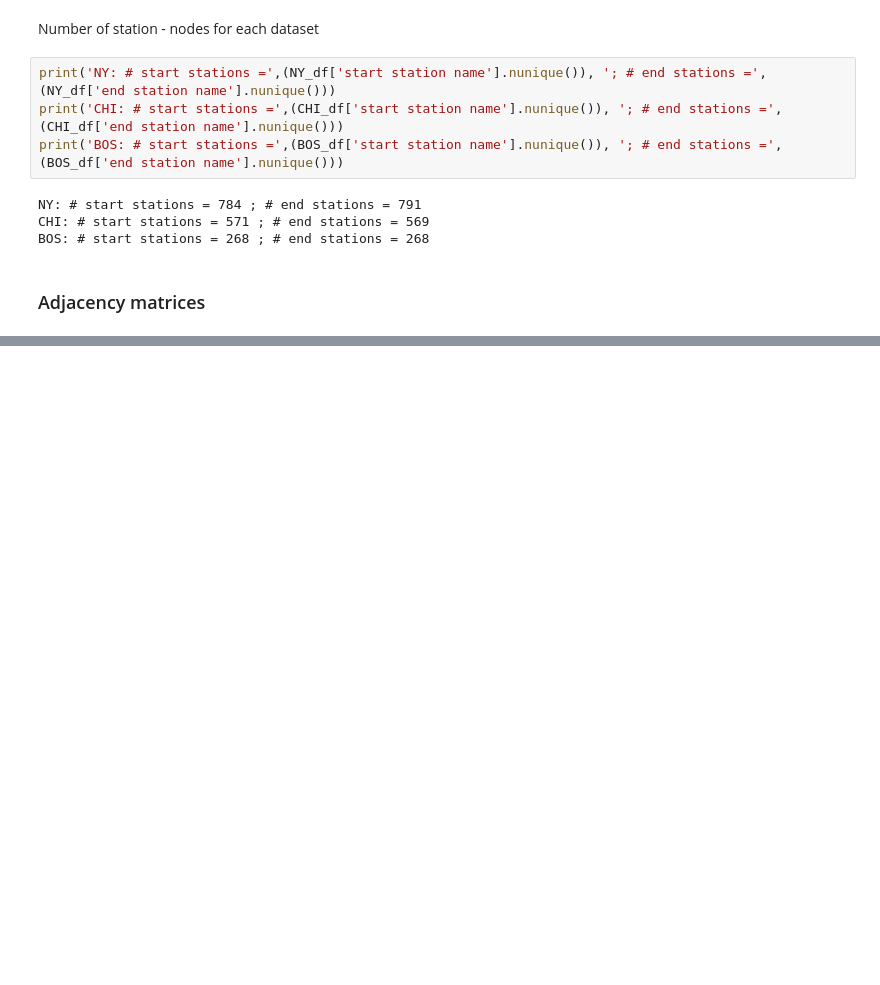
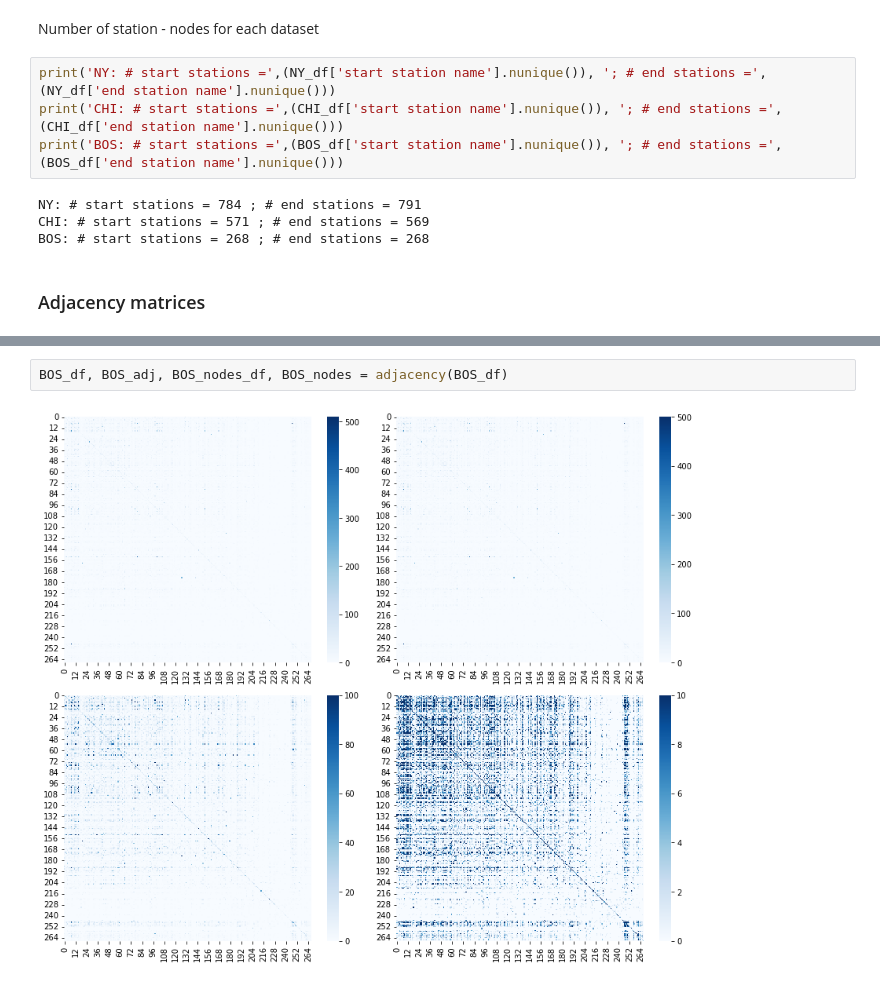
Before and after one commit to tommilotta/Bike-sharing-Analysis, a Jupyter notebook: Network_Analysis.ipynb, the cells around one changed output, grey strips where cells are left out. Drawn from its saved outputs; the diff is of its cells as text; blank space fills up the shorter version.

```diff
--- a/Network_Analysis.ipynb
+++ b/Network_Analysis.ipynb
@@ -34,0 +68,4 @@ adj_matrix_crs = sparse.csr_matrix((val.flatten(), (row, col)), shape=(nodes.siz
+# %%
+BOS_df, BOS_adj, BOS_nodes_df, BOS_nodes = adjacency(BOS_df)
+# %% [output]
+[figure, added]
```
Also changed, not shown: parts of 5 cells of this notebook, 1 other file.
